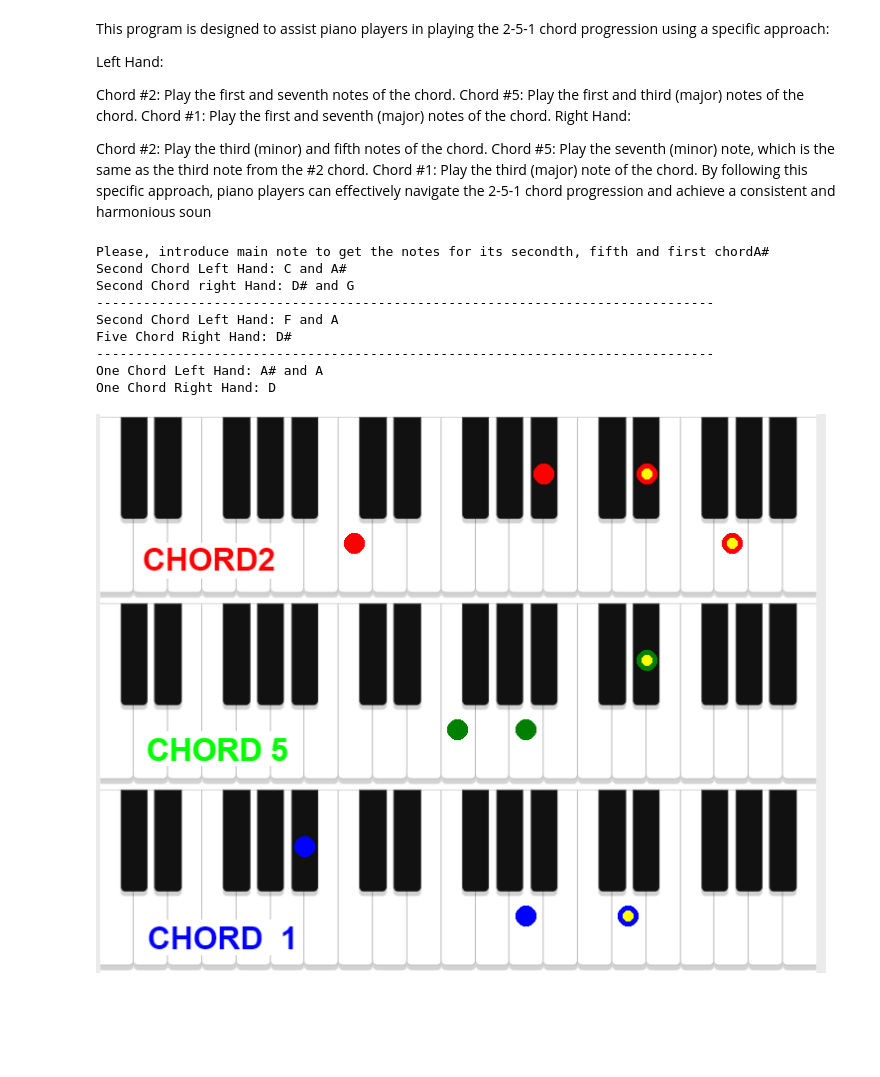
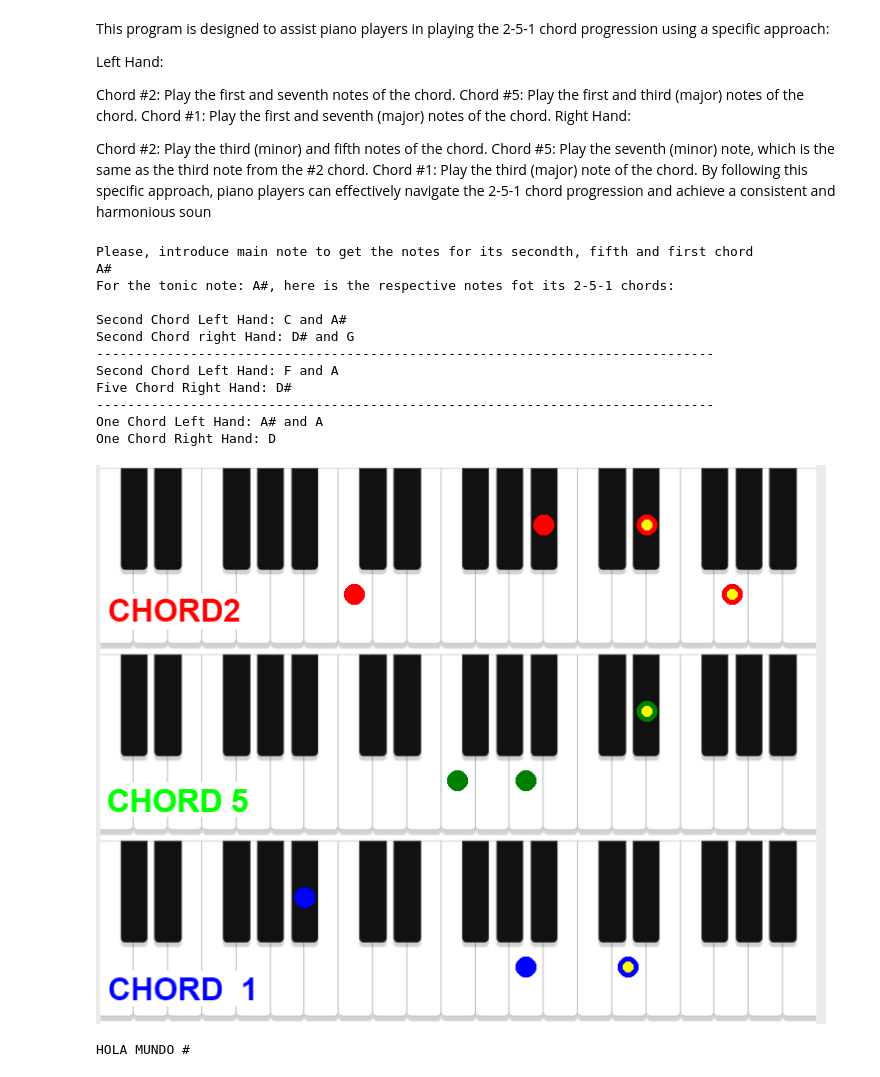
Before and after one commit to miguimorell/2-5-1-chord-progression-guide-simulator, a Jupyter notebook: 2-5-1/2_5_1.ipynb, the cells around one changed output. Drawn from its saved outputs; the diff is of its cells as text; code cells hidden in the pictures; blank space fills up the shorter version.

```diff
--- a/2-5-1/2_5_1.ipynb
+++ b/2-5-1/2_5_1.ipynb
@@ -224,13 +224,13 @@ def draw_circle(tonica,seguidor,imagen_piano,coordinates,color):
 
         elif color=="blue": #tercer acorde
             if count==0:
-                if tonica=="B" or tonica=="A#":
-                    x=x
-                else:
-                    x=x+escala
+                if x>seguidor[0]:
+                    x=x-escala
                 seguidor.append(x)
 
-            elif count>0:
+            else:
+                if x > seguidor[count-1]:
+                    x=x-escala
                 while x<seguidor[count-1]:
                     x=x+escala
                 seguidor.append(x)
@@ -264,9 +264,9 @@ def titles(imagen_piano):
     titulo_azul = Image.open(ruta_imagen_azul)
 
     # Define la posiciones para pegar la foto encima del piano (ajusta según tus necesidades)
-    posicion_foto_rojo = (45, 130)
-    posicion_foto_verde = (50, 320)
-    posicion_foto_azul = (50, 510)
+    posicion_foto_rojo = (10, 130)
+    posicion_foto_verde = (10, 320)
+    posicion_foto_azul = (10, 510)
 
     # Pegar la fotos encima del piano
     imagen_piano.paste(titulo_rojo, posicion_foto_rojo)
@@ -286,11 +286,24 @@ def main():
     #Open piano image
     ruta_imagen_piano = "/home/miguimorell/code/miguimorell/2-5-1/piano.webp"
     imagen_piano = Image.open(ruta_imagen_piano)
+    dicc_notes=["A","A#","B","C","C#","D","D#","E","F","F#","G","G#","A","Ab","Bb","B","C","D","Db","Eb","E","F","Gb","G"]
+    dicc_bemol={"Ab":"G#","Bb":"A#","Db":"C#","Eb":"D#","Gb":"F#"}
+    tonica=""
+    wrong_answer=False
+    #Input from user note:
+    while tonica not in dicc_notes:
+        if wrong_answer:
+            print("Wrong answer")
+        tonica=input("Please, introduce main note to get the notes for its secondth, fifth and first chord \n")
+        tonica=tonica.upper()
+        if tonica not in dicc_notes:
+            wrong_answer=True
+        if tonica in dicc_bemol:
+            tonica=dicc_bemol[tonica]
 
-    #Input from user note:
-    tonica=input("Please, introduce main note to get the notes for its secondth, fifth and first chord")
 
     #Get the notes from the tonic key
+    print(f"For the tonic note: {tonica}, here is the respective notes fot its 2-5-1 chords: \n")
     notes=get_chord_notes(tonica)
     notes_2_chord=notes[0:4]
     notes_5_chord=notes[4:7]
@@ -310,32 +323,41 @@ def main():
 
 
     # Crea las tres imágenes con los círculos rojos para cada acorde
     seguidor=[]
     imagen_acorde_1,seguidor = draw_circle(tonica,seguidor,imagen_piano, coordenadas_list_second, "red")
     imagen_acorde_2,seguidor = draw_circle(tonica,seguidor,imagen_piano, coordenadas_list_five, "green")
     imagen_acorde_3,seguidor = draw_circle(tonica,seguidor,imagen_piano, coordenadas_list_one, "blue")
 
     # Combina las tres imágenes en una sola imagen final
     imagen_final=merge_images(imagen_acorde_1, imagen_acorde_2, imagen_acorde_3)
 
     imagen_final_with_titles=titles(imagen_final)
 
     # Guarda los cambios en la imagen final
     imagen_final_with_titles.save("piano_with_notes_and_photos.jpg")
 
     # Muestra la imagen final
     imagen_final_with_titles.show()
 
 if __name__ == "__main__":
     main()
 # %% [output]
-Please, introduce main note to get the notes for its secondth, fifth and first chordA#
+Please, introduce main note to get the notes for its secondth, fifth and first chord
+A#
+For the tonic note: A#, here is the respective notes fot its 2-5-1 chords:
+
 Second Chord Left Hand: C and A#
 Second Chord right Hand: D# and G
 -------------------------------------------------------------------------------
 Second Chord Left Hand: F and A
 Five Chord Right Hand: D#
 -------------------------------------------------------------------------------
 One Chord Left Hand: A# and A
 One Chord Right Hand: D
-[figure, old version]
+[figure, new version]
+# %%
+texto = "hola mundo #"
+texto_mayuscula = texto.upper()
+print(texto_mayuscula)
+# %% [output]
+HOLA MUNDO #
```
Also changed, not shown: 2 other files.
